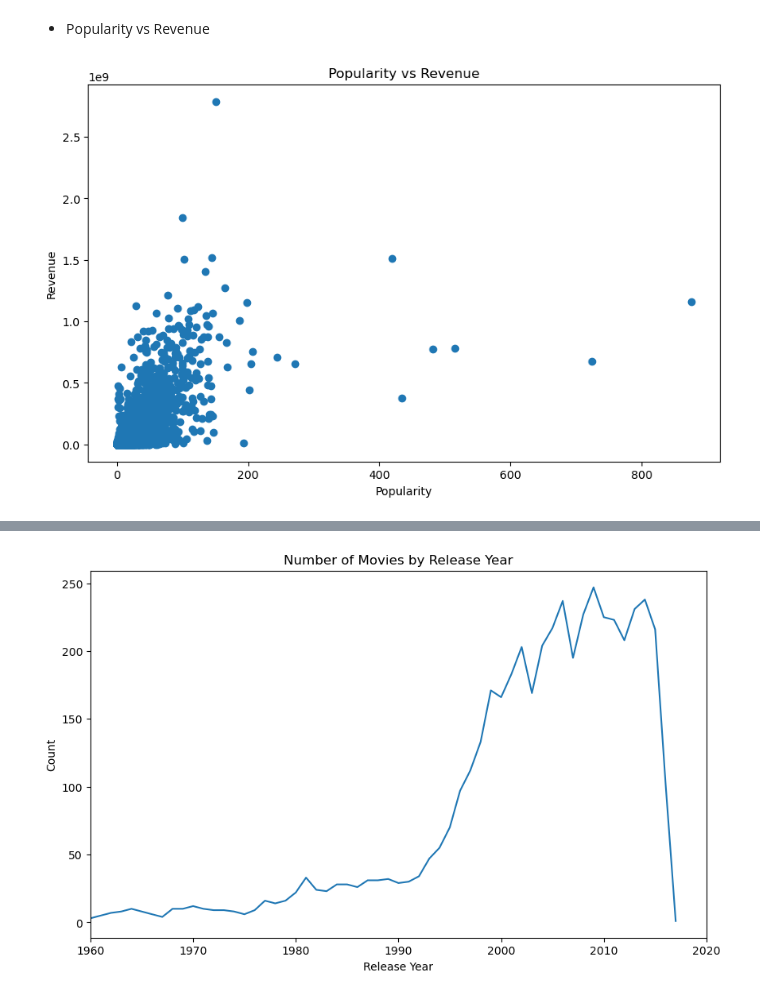
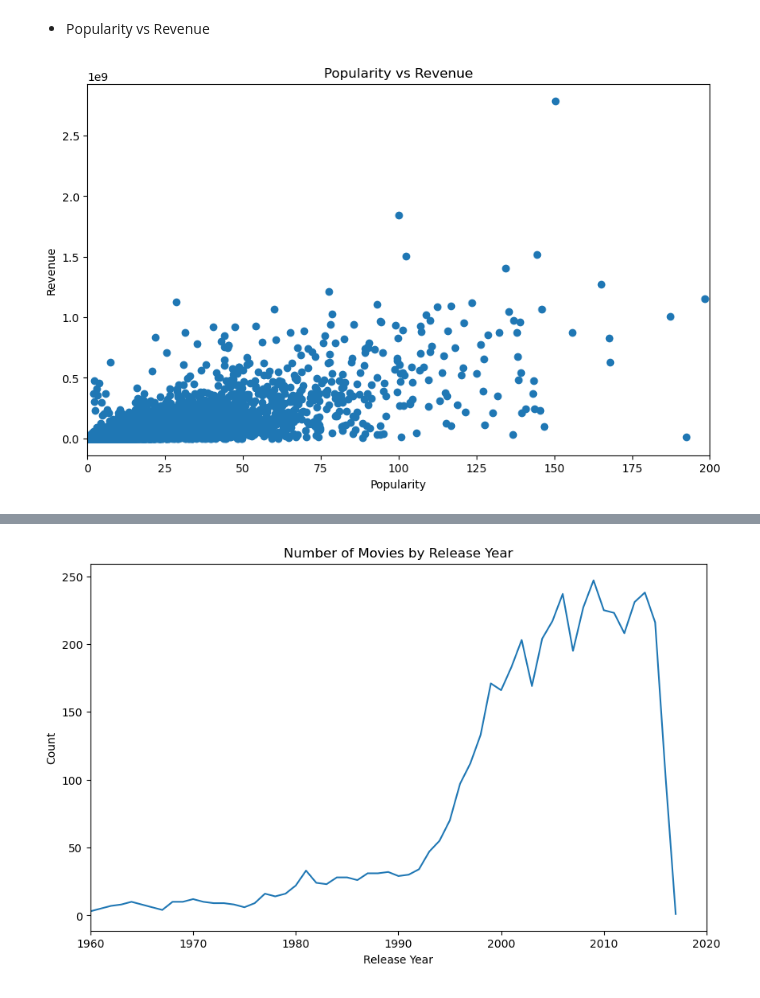
Before and after one commit to Imacharia/Movie_Recomendation, a Jupyter notebook: movv.ipynb, the cells around one changed output, grey strips where cells are left out. Cells and saved outputs as stored; diff of their text form; code cells hidden in the pictures.

```diff
--- a/movv.ipynb
+++ b/movv.ipynb
@@ -208,6 +208,8 @@ movies_credits['keywords']=movies_credits['keywords'].apply(data_info.get_keywor
 
 movies_credits['production_companies']=movies_credits['production_companies'].apply(data_info.convert)
 
+movies_credits['production_countries'] = movies_credits['production_countries'].apply(data_info.convert)
+
 movies_credits['cast']=movies_credits['cast'].apply(data_info.convert3)
 
 movies_credits['crew']=movies_credits['crew'].apply(data_info.get_directors)
@@ -564,13 +570,15 @@ plt.show()
 # %%
 # Plotting 'popularity' vs 'revenue'
 plt.figure(figsize=(10, 6))
 plt.scatter(movies_credits['popularity'], movies_credits['revenue'])
 plt.title('Popularity vs Revenue')
 plt.xlabel('Popularity')
+plt.xlim(0, 200)
 plt.ylabel('Revenue')
+plt.savefig('.data/images/popularity vs revenue')
 plt.show()
 # %% [output]
-[figure, old version]
+[figure, new version]
 # %%
  #Get value counts of original languages
 original_language_counts = movies_credits['original_language'].value_counts()
```
Also changed, not shown: parts of 18 cells of this notebook, 9 other files.
